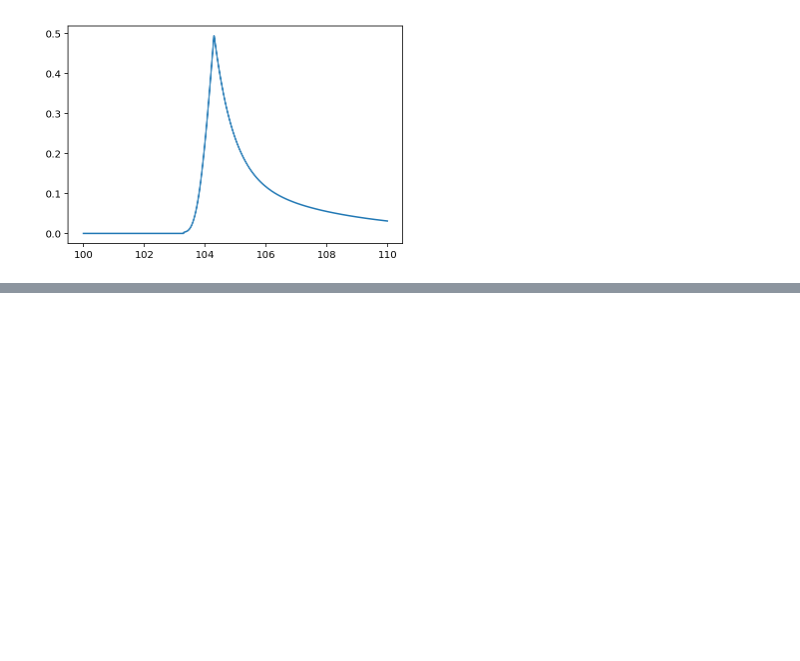
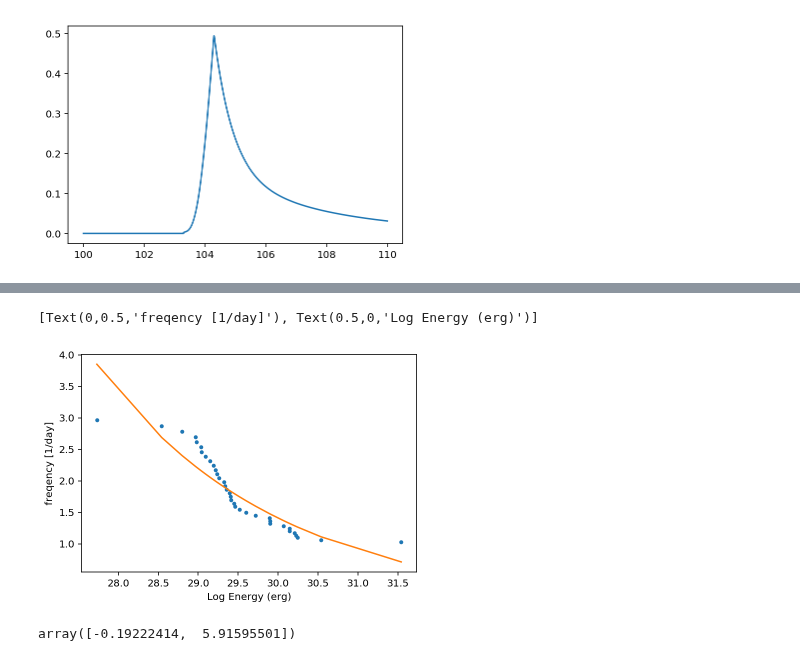
Before and after one commit to bmorris3/libra, a Jupyter notebook: notebooks/flares.ipynb, the cells around one changed output, grey strips where cells are left out. Saved outputs shown, nothing was run; the diff lists cells and outputs as text; code cells hidden in the pictures; blank space fills up the shorter version.

```diff
--- a/notebooks/flares.ipynb
+++ b/notebooks/flares.ipynb
@@ -24,0 +55,23 @@ plt.plot(times, fluxes)
+# %%
+_, log_e, log_ed, log_nu = np.loadtxt('../libra/data/trappist1_ffd_davenport.csv',
+                                      unpack=True, delimiter=',', skiprows=1)
+# %%
+fig, ax = plt.subplots()
+ax.plot(log_e, 10**log_nu, '.')
+
+p = np.polyfit(log_e, log_nu, 1)
+
+p_inv = np.polyfit(log_nu, log_e, 1)
+
+log_nu_fit = np.polyval(p, log_e)
+
+ax.plot(log_e, 10**log_nu_fit)
+
+ax.set(xlabel='Log Energy (erg)', ylabel='freqency [1/day]')
+# %% [output]
+[Text(0,0.5,'freqency [1/day]'), Text(0.5,0,'Log Energy (erg)')]
+[figure, added]
+# %%
+p
+# %% [output]
+array([-0.19222414,  5.91595501])
```
Also changed, not shown: parts of 9 cells of this notebook.
